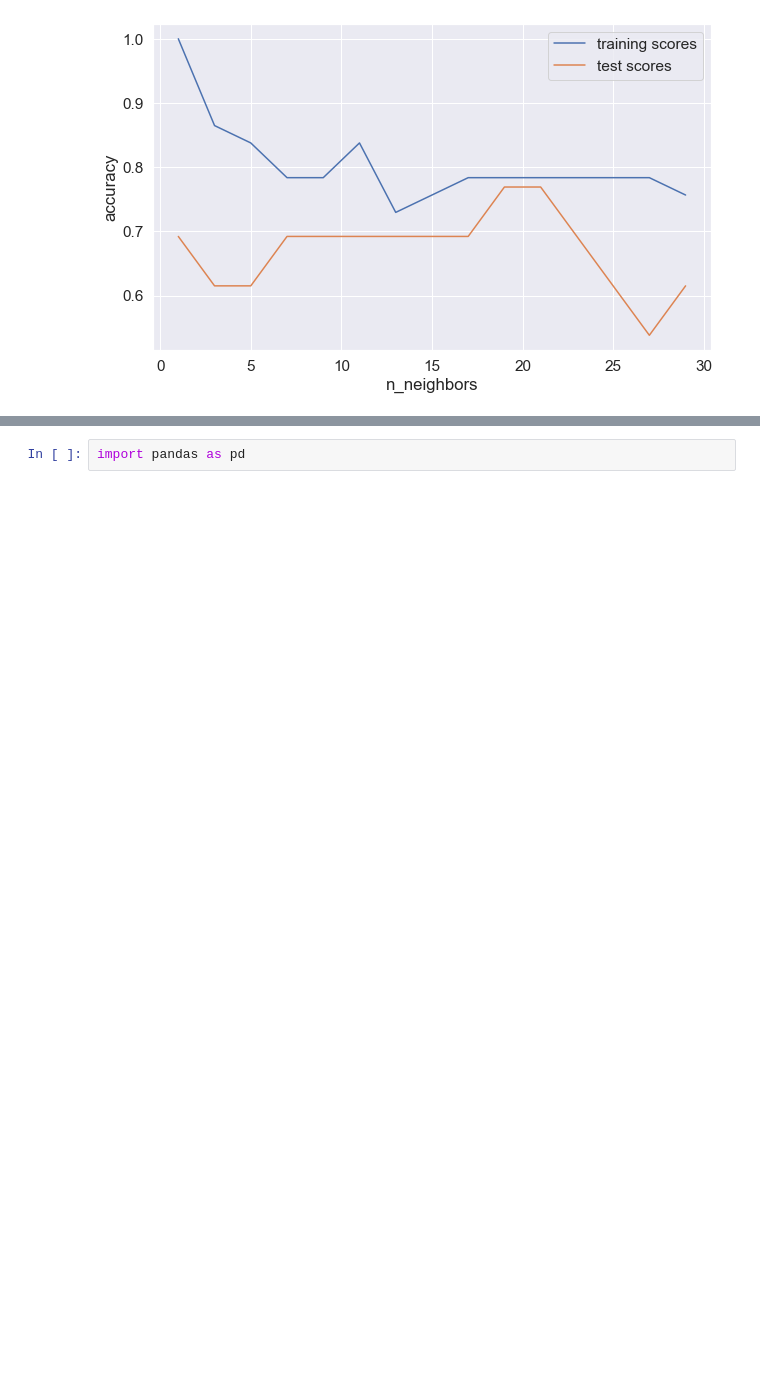
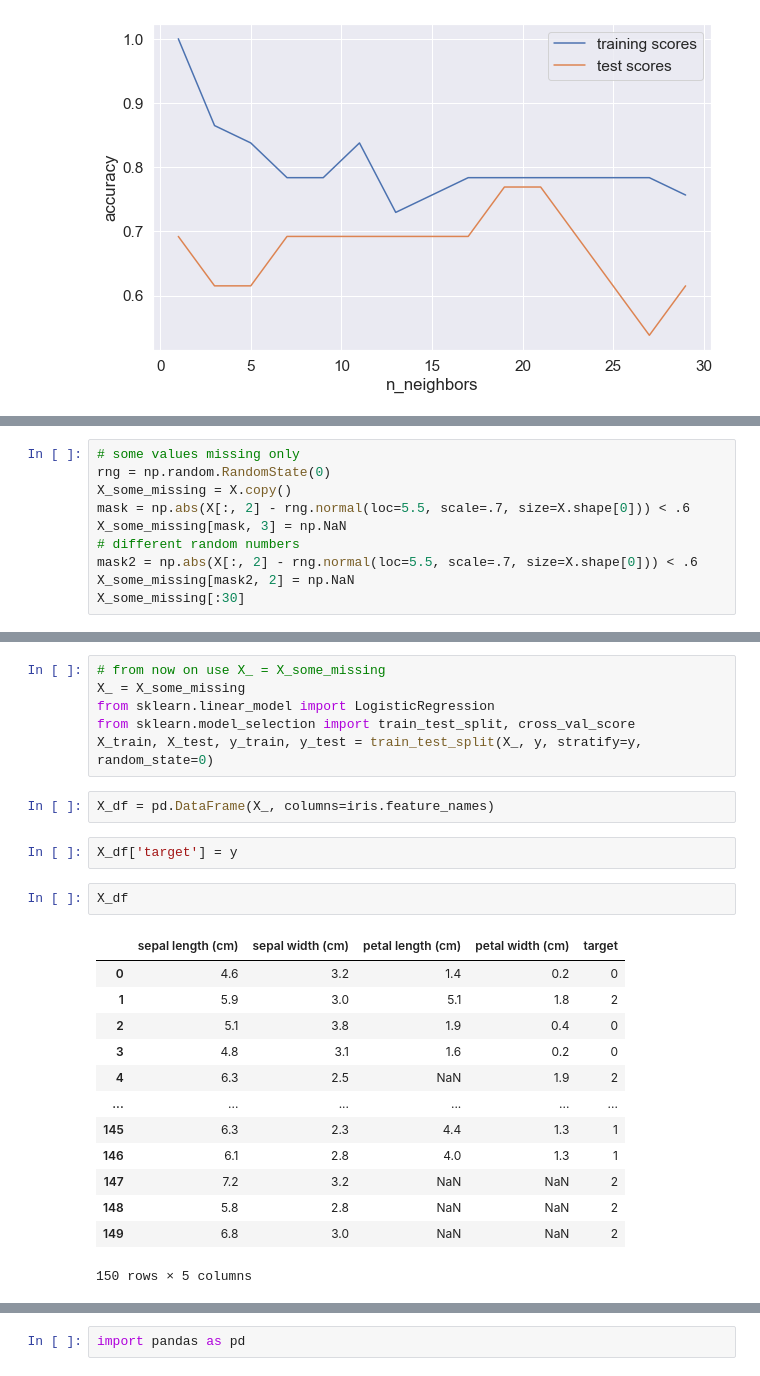
Before and after one commit to thomasjpfan/ml-workshop-intermediate-1-of-2, a Jupyter notebook: notebooks/slide-images.ipynb, the cells around one changed output, grey strips where cells are left out. Drawn from its saved outputs; the diff is of its cells as text; blank space fills up the shorter version.

Commit message:
DOC Adds 03 missing values

```diff
--- a/notebooks/slide-images.ipynb
+++ b/notebooks/slide-images.ipynb
@@ -90,0 +108,10 @@ plt.savefig("images/overfitting_validation_set_2.svg")
+# %%
+# some values missing only
+rng = np.random.RandomState(0)
+X_some_missing = X.copy()
+mask = np.abs(X[:, 2] - rng.normal(loc=5.5, scale=.7, size=X.shape[0])) < .6
+X_some_missing[mask, 3] = np.NaN
+# different random numbers
+mask2 = np.abs(X[:, 2] - rng.normal(loc=5.5, scale=.7, size=X.shape[0])) < .6
+X_some_missing[mask2, 2] = np.NaN
+X_some_missing[:30]
@@ -90,0 +136,26 @@ plt.savefig("images/overfitting_validation_set_2.svg")
+# %%
+# from now on use X_ = X_some_missing
+X_ = X_some_missing
+from sklearn.linear_model import LogisticRegression
+from sklearn.model_selection import train_test_split, cross_val_score
+X_train, X_test, y_train, y_test = train_test_split(X_, y, stratify=y, random_state=0)
+# %%
+X_df = pd.DataFrame(X_, columns=iris.feature_names)
+# %%
+X_df['target'] = y
+# %%
+X_df
+# %% [output]
+|  | sepal length (cm) | sepal width (cm) | petal length (cm) | petal width (cm) | target |
+| 0 | 4.6 | 3.2 | 1.4 | 0.2 | 0 |
+| 1 | 5.9 | 3.0 | 5.1 | 1.8 | 2 |
+| 2 | 5.1 | 3.8 | 1.9 | 0.4 | 0 |
+| 3 | 4.8 | 3.1 | 1.6 | 0.2 | 0 |
+| 4 | 6.3 | 2.5 | NaN | 1.9 | 2 |
+| ... | ... | ... | ... | ... | ... |
+| 145 | 6.3 | 2.3 | 4.4 | 1.3 | 1 |
+| 146 | 6.1 | 2.8 | 4.0 | 1.3 | 1 |
+| 147 | 7.2 | 3.2 | NaN | NaN | 2 |
+| 148 | 5.8 | 2.8 | NaN | NaN | 2 |
+| 149 | 6.8 | 3.0 | NaN | NaN | 2 |
+150 rows × 5 columns
```
Also changed, not shown: parts of 14 cells of this notebook, 16 other files.
